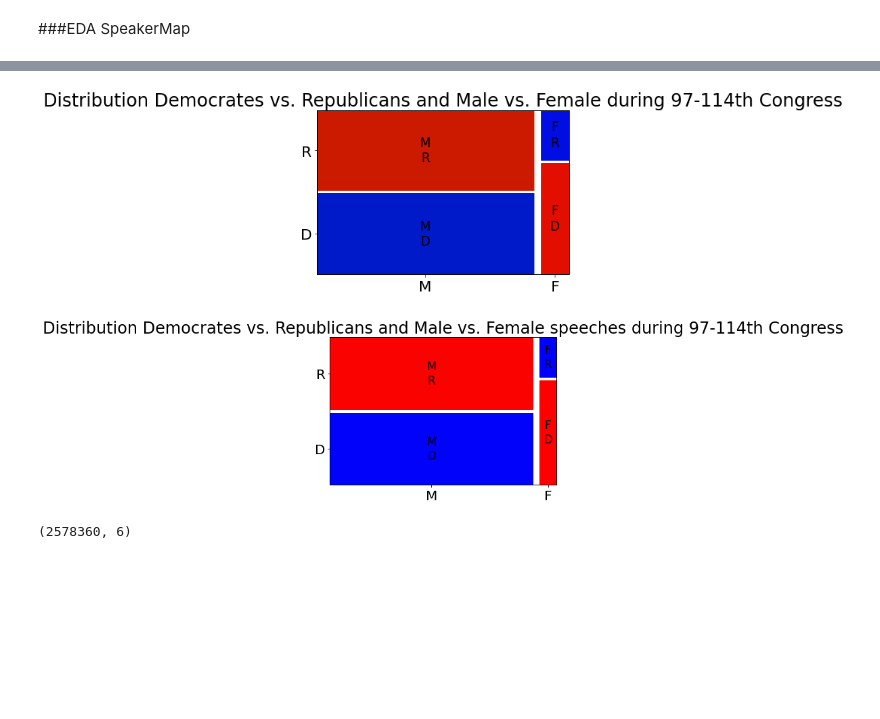
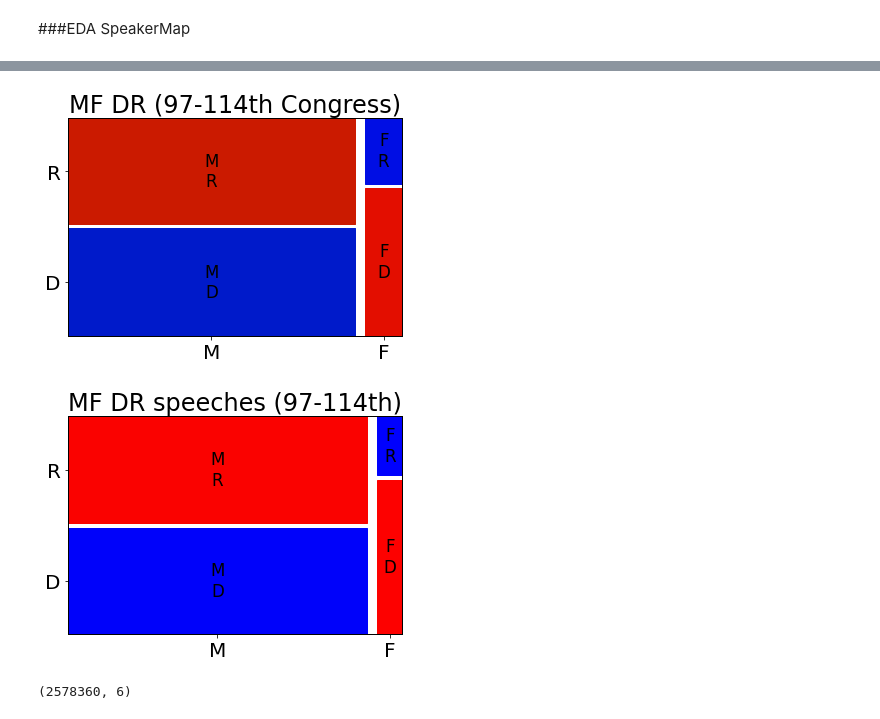
Before and after one commit to rfahrn/Text-Analysis, a Jupyter notebook: AnalysisAmericanCongress.ipynb, the cells around one changed output, grey strips where cells are left out. Saved outputs shown, nothing was run; the diff lists cells and outputs as text; code cells hidden in the pictures; blank space fills up the shorter version.

```diff
--- a/AnalysisAmericanCongress.ipynb
+++ b/AnalysisAmericanCongress.ipynb
@@ -115,18 +114,20 @@ sns.countplot(diff_speakers['party'], color='lightblue')
 # %%
 # female vs. male in congress
 plt.rcParams['font.size'] = 20.0
-mosaic(diff_speakers,['gender', 'party'],title= 'Distribution Democrates vs. Republicans and Male vs. Female during 97-114th Congress', gap=0.03,statistic=True)
+mosaic(diff_speakers,['gender', 'party'],title= 'MF DR (97-114th Congress)', gap=0.03,statistic=True)
+plt.savefig('distribution_DR_vs_MF_97_114.png')
 plt.show()
 # %% [output]
-[figure, old version]
+[figure, new version]
 # %%
 # Another very interesting question how many individual speeches we have devided by party and gender:
 plt.rcParams['font.size'] = 20.0
 speakersmap= speakersmap.loc[(speakersmap['party'] == 'R') | (speakersmap['party'] == 'D') ]
-mosaic(speakersmap,['gender', 'party'],title= 'Distribution Democrates vs. Republicans and Male vs. Female speeches during 97-114th Congress', gap=0.03,statistic=True)
+mosaic(speakersmap,['gender', 'party'],title= 'MF DR speeches (97-114th)', gap=0.03,statistic=True)
+plt.savefig('distribution_speeches_DR_vs_MF_97_114.png')
 plt.show()
 # %% [output]
-[figure, old version]
+[figure, new version]
 # %%
 speakersmap.shape
 # %% [output]
```
Also changed, not shown: parts of 61 cells of this notebook.
